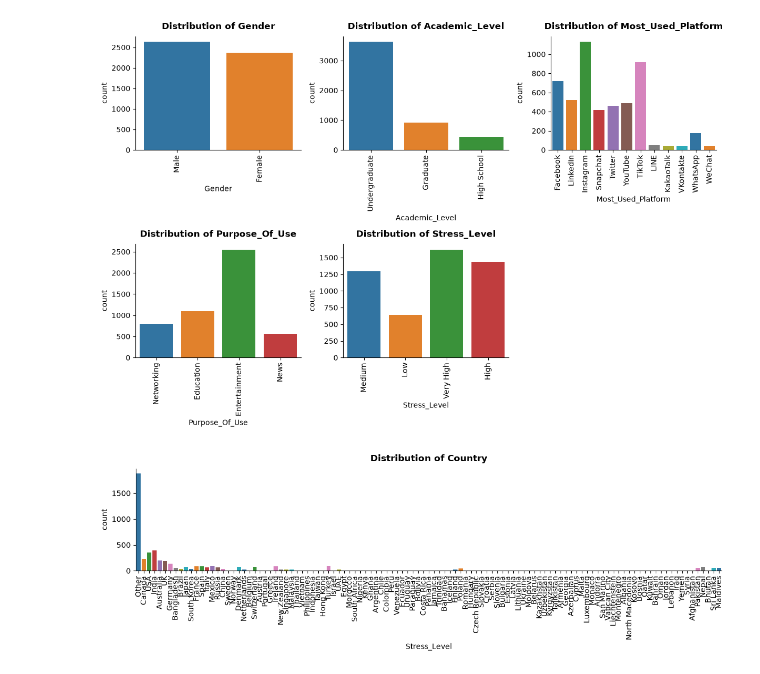
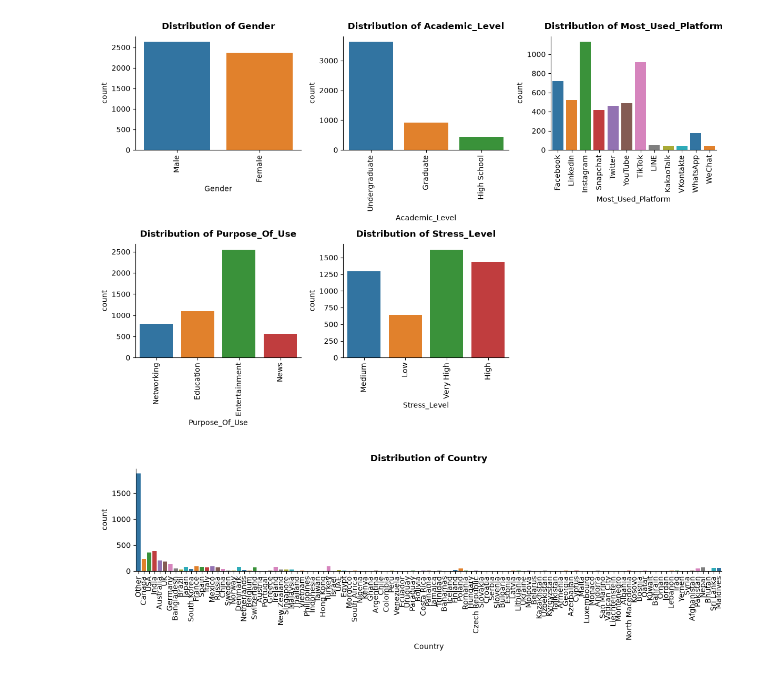
Before and after one commit to ashishpra28/MindWell-Mental-Health-Score-Predictor, a Jupyter notebook: notebook/Mental_Health_Score_Prediction.ipynb, the cells around one changed output. Drawn from its saved outputs; the diff is of its cells as text; code cells hidden in the pictures.

```diff
--- a/notebook/Mental_Health_Score_Prediction.ipynb
+++ b/notebook/Mental_Health_Score_Prediction.ipynb
@@ -245,20 +296,19 @@ plt.show()
 # %%
 # Check distribution of Country
 plt.figure(figsize=(12, 4))
 sns.countplot(data=df, x='Country', palette='tab10')
 plt.title(f'Distribution of Country', fontweight='bold', pad=10)
-plt.xlabel(col)
 plt.xticks(rotation=90)
 sns.despine()
 plt.tight_layout()
 
 # Save figure
 plt.savefig(
     '../plots/Country_Distribution.png',
     dpi=300,
     bbox_inches='tight'
 )
 
 plt.show()
 # %% [output]
-[figure, old version]
+[figure, new version]
```
Also changed, not shown: parts of 14 cells of this notebook, 6 other files.
